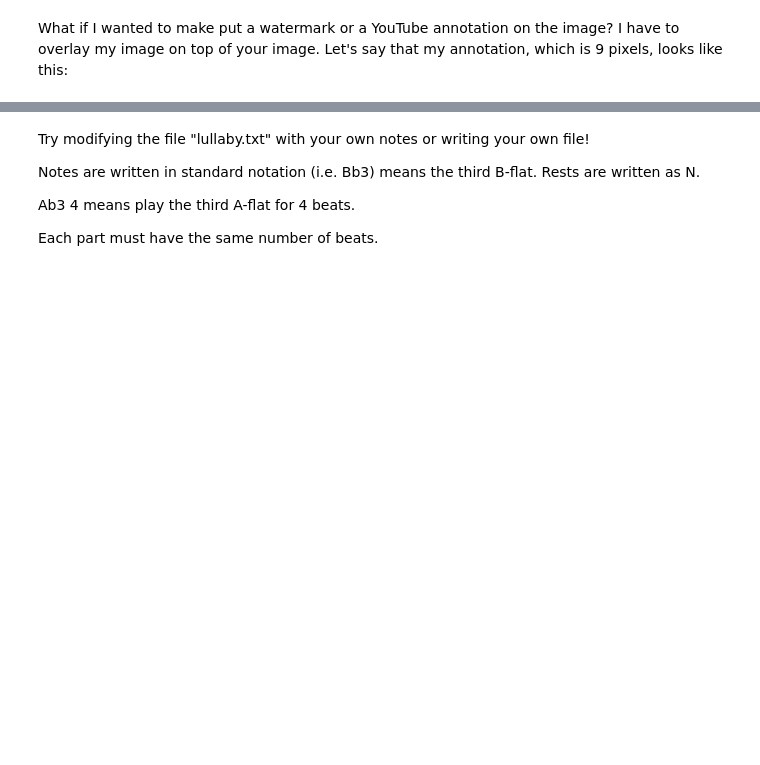
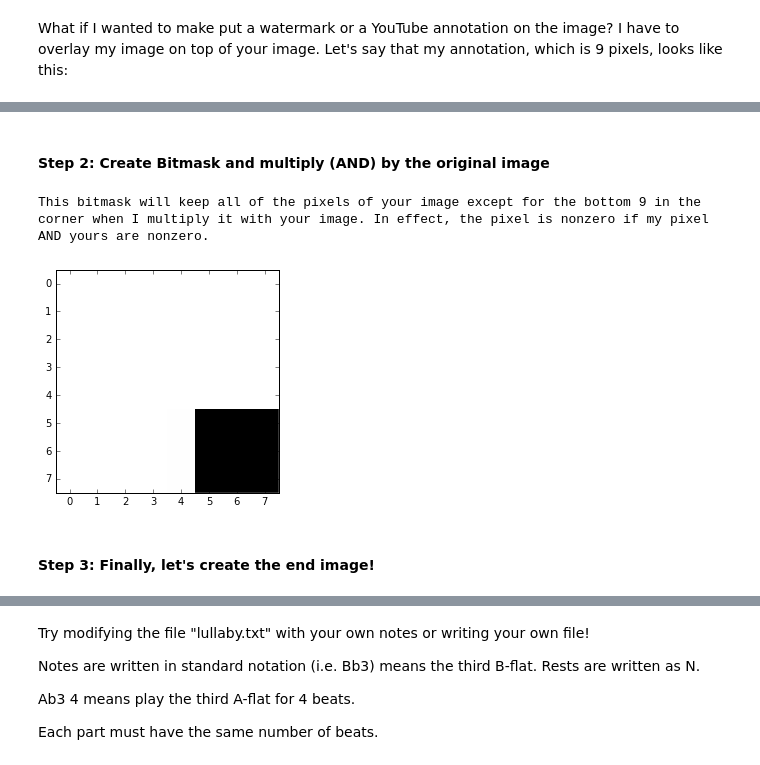
Before and after one commit to HKNDecal/HKNDecal, a Jupyter notebook: session2/Session 2.ipynb, the cells around one changed output, grey strips where cells are left out. Saved outputs shown, nothing was run; the diff lists cells and outputs as text; code cells hidden in the pictures; blank space fills up the shorter version.

```diff
--- a/session2/Session 2.ipynb
+++ b/session2/Session 2.ipynb
@@ -257,26 +62,0 @@ print(face()[:3, :3, ...])
-# %%
-# Now, it's time to modify the color values. We will boost some colors by increasing their magnitude.
-
-raccoon = face()
-
-# play around with these values if you want!
-red_boost = -10
-green_boost = 45
-blue_boost = 30
-lighten = -20
-
-# darken or lighten the image a little bit.
-red_boost += lighten
-green_boost += lighten
-blue_boost += lighten
-
-for row_index, row in enumerate(raccoon):
-    for pixel_index, pixel in enumerate(row):
-        # at this point, pixel is a length-3 array corresponding to the R, G, and B values of the pixel
-
-        # change the color balance and make sure all values are between 0 and 255
-        pixel[0] = min(max(pixel[0] + red_boost, 0), 255)
-        pixel[1] = min(max(pixel[1] + green_boost, 0), 255)
-        pixel[2] = min(max(pixel[2] + blue_boost, 0), 255)
-
-plt.imshow(raccoon)
@@ -329,0 +99,23 @@ plt.imshow(sheet_music, interpolation="none", aspect="auto", cmap='spectral')
+# %% [markdown]
+#### Step 2: Create Bitmask and multiply (AND) by the original image
+# %%
+print("\nThis bitmask will keep all of the pixels of your image except for the bottom 9 in the corner\
+ when I multiply it with your image. In effect, the pixel is nonzero if my pixel AND yours are nonzero.")
+
+bitmask = np.array(
+    [
+        [1.0, 1.0, 1.0, 1.0, 1.0, 1.0, 1.0, 1.0],
+        [1.0, 1.0, 1.0, 1.0, 1.0, 1.0, 1.0, 1.0],
+        [1.0, 1.0, 1.0, 1.0, 1.0, 1.0, 1.0, 1.0],
+        [1.0, 1.0, 1.0, 1.0, 1.0, 1.0, 1.0, 1.0],
+        [1.0, 1.0, 1.0, 1.0, 1.0, 1.0, 1.0, 1.0],
+        [1.0, 1.0, 1.0, 1.0, 1.0, 0.0, 0.0, 0.0],
+        [1.0, 1.0, 1.0, 1.0, 1.0, 0.0, 0.0, 0.0],
+        [1.0, 1.0, 1.0, 1.0, 1.0, 0.0, 0.0, 0.0],
+    ],
+    dtype=np.float
+)
+im_show_gray(bitmask)
+# %% [output]
+This bitmask will keep all of the pixels of your image except for the bottom 9 in the corner when I multiply it with your image. In effect, the pixel is nonzero if my pixel AND yours are nonzero.
+[figure, added]
@@ -329,0 +128,2 @@ plt.imshow(sheet_music, interpolation="none", aspect="auto", cmap='spectral')
+# %% [markdown]
+#### Step 3: Finally, let's create the end image!
```
Also changed, not shown: parts of 76 cells of this notebook, 2 other files.
